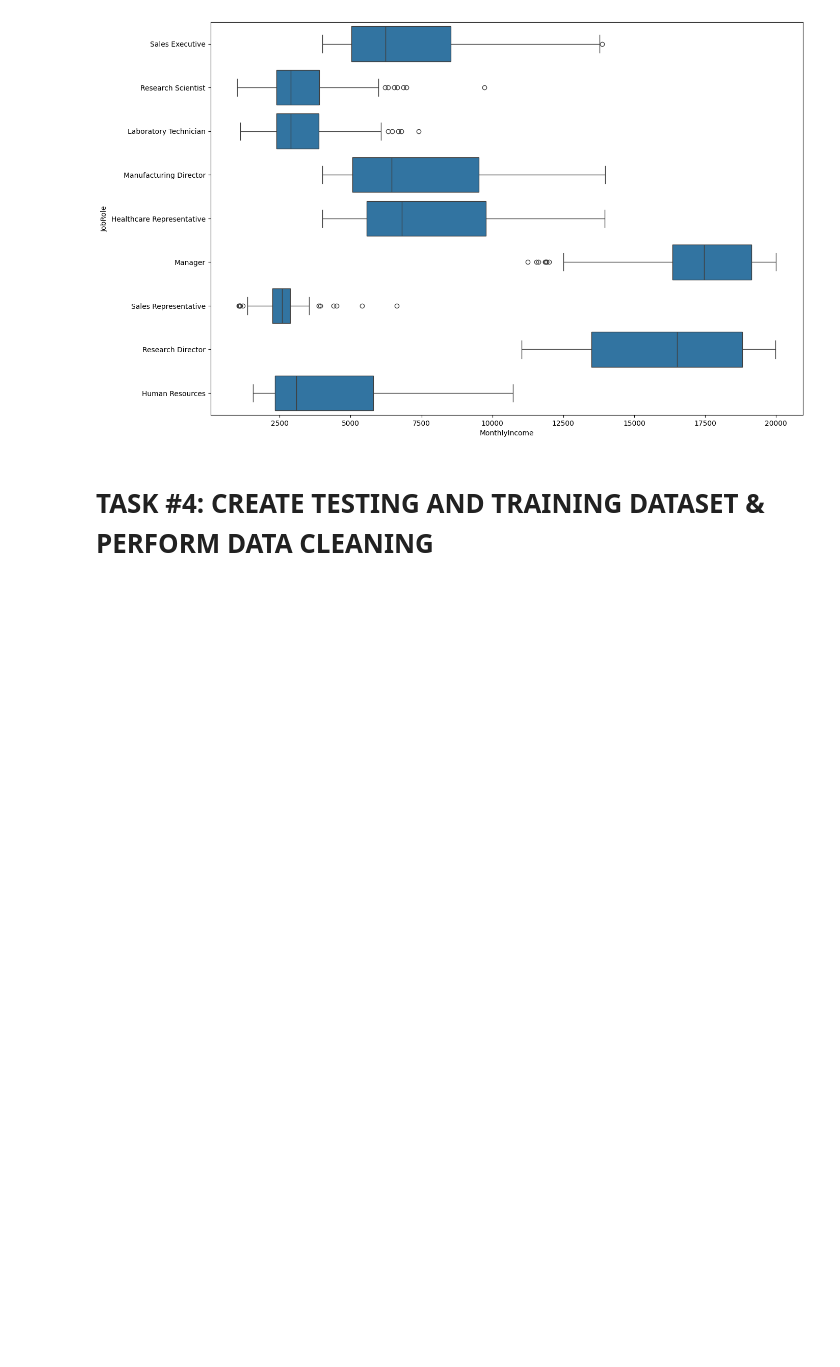
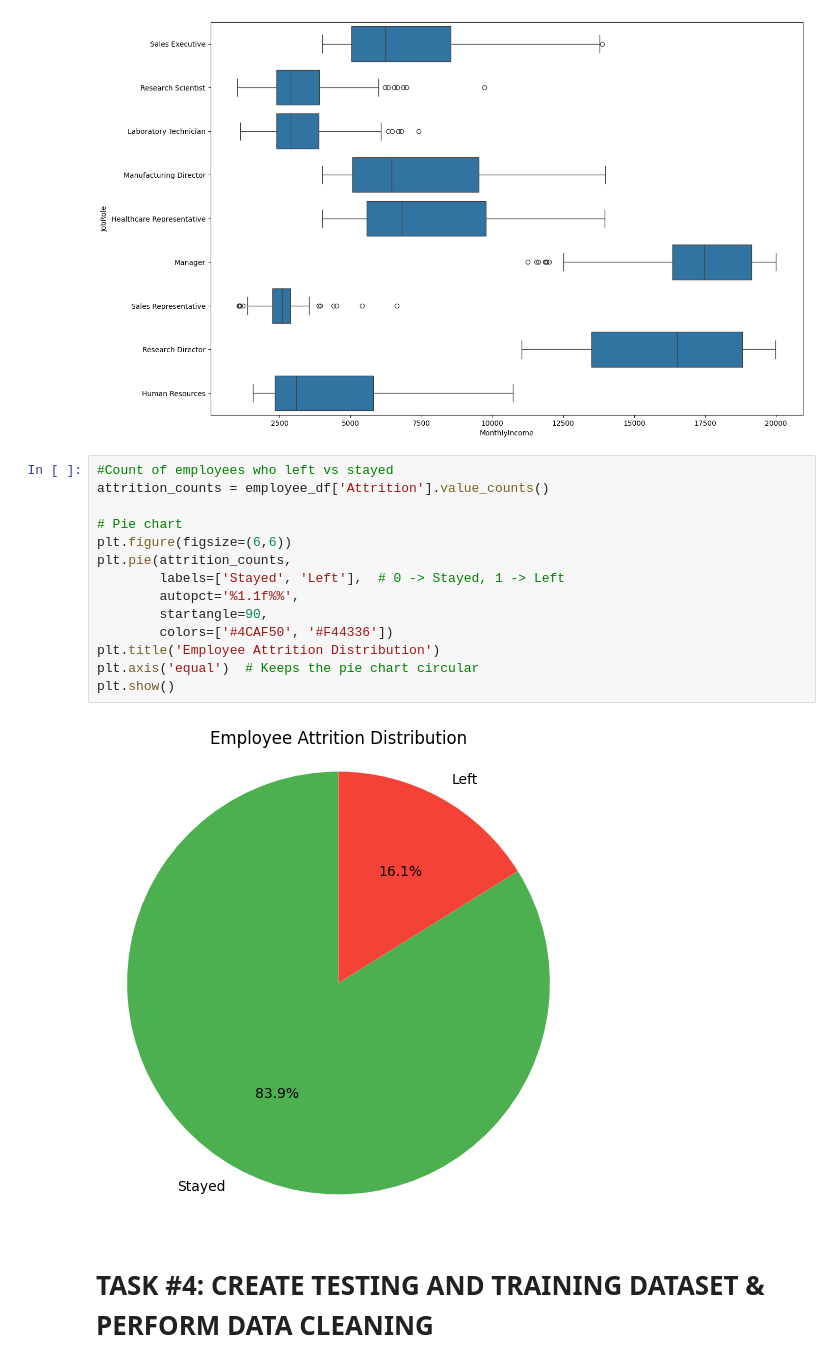
Before and after one commit to VipinBadoni26/DS_Human_Resources_Department, a Jupyter notebook: human_resources_department_skeleton_new.ipynb, the cells around one changed output. Drawn from its saved outputs; the diff is of its cells as text; blank space fills up the shorter version.

```diff
--- a/human_resources_department_skeleton_new.ipynb
+++ b/human_resources_department_skeleton_new.ipynb
@@ -349,6 +346,22 @@ sns.boxplot(x='MonthlyIncome', y='JobRole', data=employee_df)
 # %% [output]
 <Axes: xlabel='MonthlyIncome', ylabel='JobRole'>
 [figure]
+# %%
+#Count of employees who left vs stayed
+attrition_counts = employee_df['Attrition'].value_counts()
+
+# Pie chart
+plt.figure(figsize=(6,6))
+plt.pie(attrition_counts,
+        labels=['Stayed', 'Left'],  # 0 -> Stayed, 1 -> Left
+        autopct='%1.1f%%',
+        startangle=90,
+        colors=['#4CAF50', '#F44336'])
+plt.title('Employee Attrition Distribution')
+plt.axis('equal')  # Keeps the pie chart circular
+plt.show()
+# %% [output]
+[figure, added]
 # %% [markdown]
 # TASK #4: CREATE TESTING AND TRAINING DATASET & PERFORM DATA CLEANING
 # %%
```
Also changed, not shown: parts of 12 cells of this notebook.
